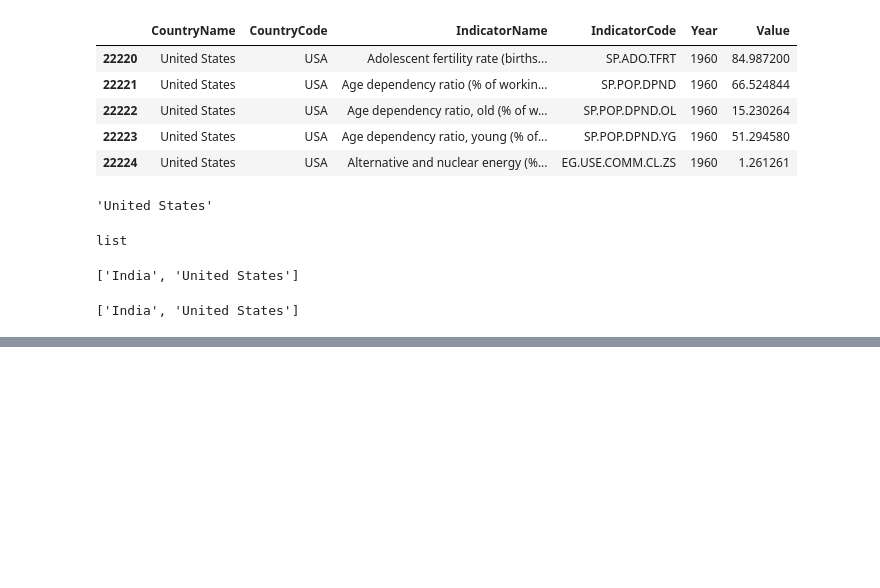
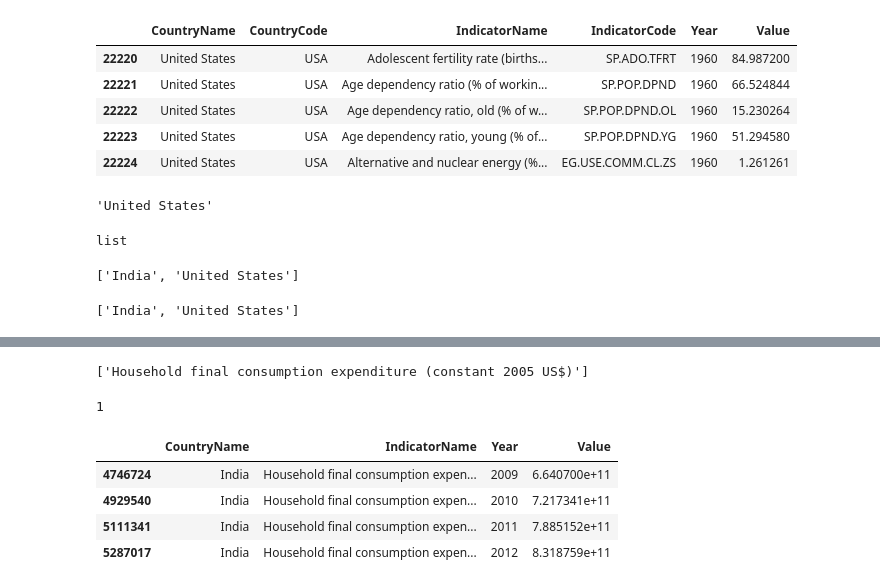
Before and after one commit to srujaan/Data-Science, a Jupyter notebook: week-5-Visualization/practice5b.ipynb, the cells around one changed output, grey strips where cells are left out. Cells and saved outputs as stored; diff of their text form; code cells hidden in the pictures; blank space fills up the shorter version.

```diff
--- a/week-5-Visualization/practice5b.ipynb
+++ b/week-5-Visualization/practice5b.ipynb
@@ -148,0 +170,8 @@ NameError: name 'isin' is not defined
+# %%
+indicatorsFilter
+# %% [output]
+['Household final consumption expenditure (constant 2005 US$)']
+# %%
+len(indicatorFilter)
+# %% [output]
+1
@@ -148,0 +201,8 @@ NameError: name 'isin' is not defined
+# %%
+filteredData1
+# %% [output]
+|  | CountryName | IndicatorName | Year | Value |
+| 4746724 | India | Household final consumption expen... | 2009 | 6.640700e+11 |
+| 4929540 | India | Household final consumption expen... | 2010 | 7.217341e+11 |
+| 5111341 | India | Household final consumption expen... | 2011 | 7.885152e+11 |
+| 5287017 | India | Household final consumption expen... | 2012 | 8.318759e+11 |
```
Also changed, not shown: parts of 13 cells of this notebook.
